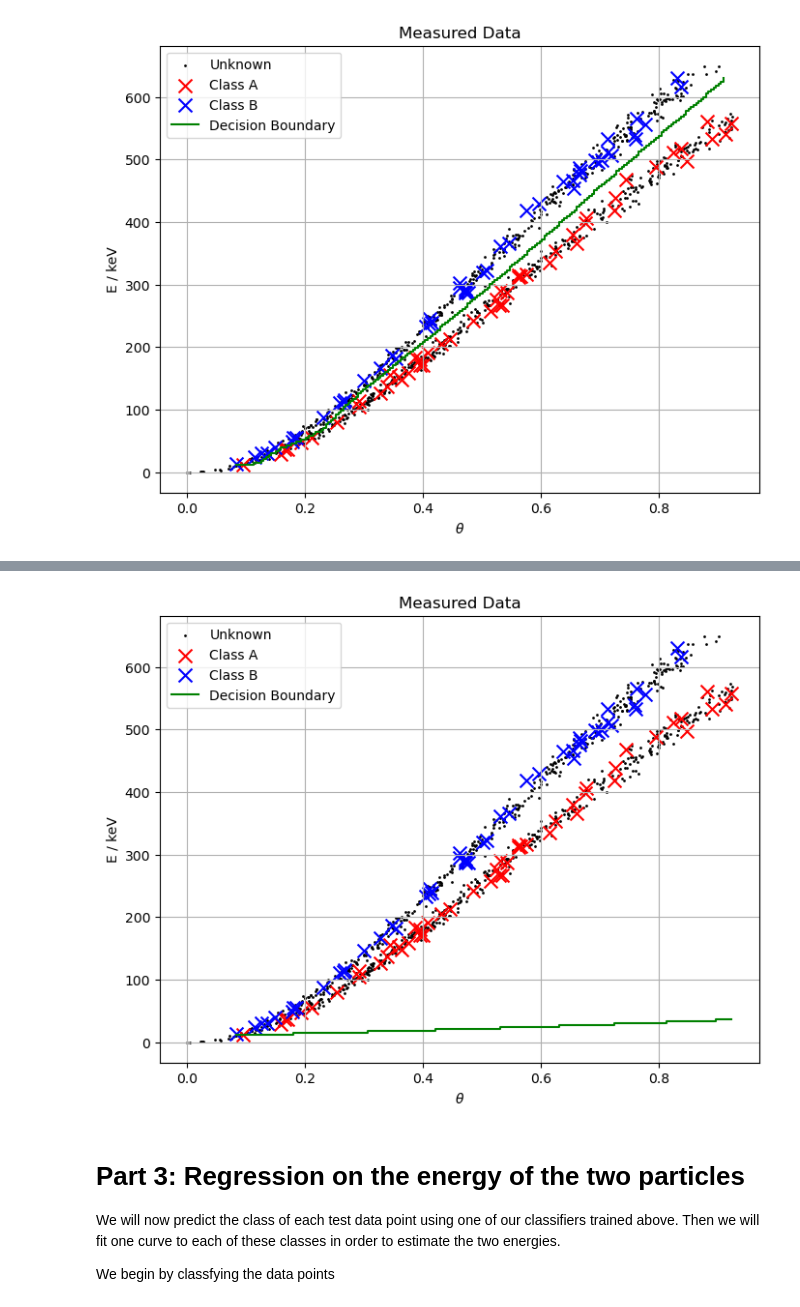
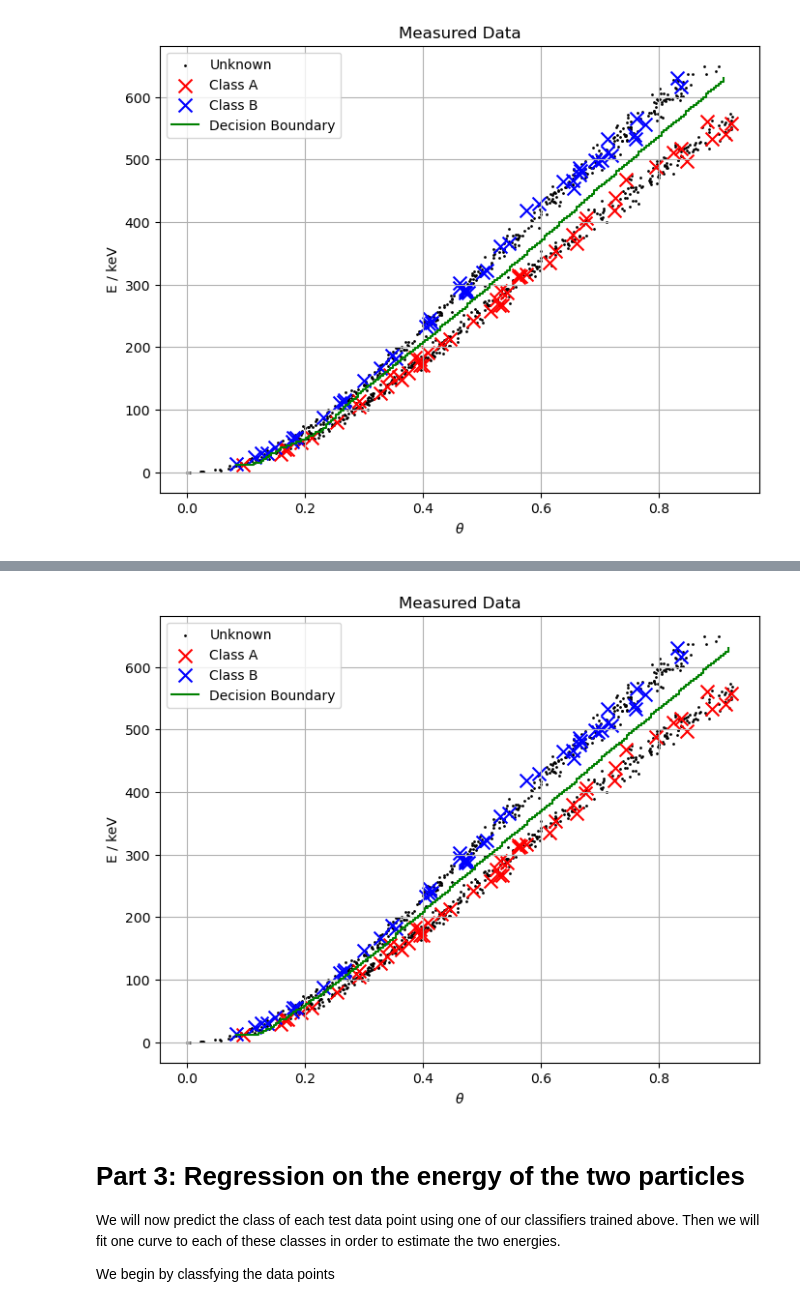
Before and after one commit to ScottMcHaffie/SH2150_assignments, a Jupyter notebook: assignment1/Assignment_1.ipynb, the cells around one changed output, grey strips where cells are left out. Drawn from its saved outputs; the diff is of its cells as text; code cells hidden in the pictures.

Commit message:
Plotting

```diff
--- a/assignment1/Assignment_1.ipynb
+++ b/assignment1/Assignment_1.ipynb
@@ -319,5 +320,5 @@ Epoch 7000/7500, Loss: 0.0010
 # %%
-nn_model = NeuralNet(hidden_features=[64, 32]) # TODO: insert the hidden layer dimensions as a python list, [10] would yield one hidden layer with 10 neurons
+nn_model = NeuralNet(hidden_features=[32]) # TODO: insert the hidden layer dimensions as a python list, [10] would yield one hidden layer with 10 neurons
 optimizer_nn = torch.optim.Adam(nn_model.parameters(), lr=1e-3) # TODO: set learning rate
 num_epochs = 7500 # TODO: set number of epochs
 print (x_train.shape)
@@ -329,6 +330,7 @@ fig, axs = plot_data()
 # Plot decision boundary
 axs.plot(*nn_model.decision_boundary(x_train), c='green', label='Decision Boundary') #TODO: Fill in ???
 axs.legend()
+plt.savefig(r"C:\Users\T480s\OneDrive\Documents\aKTH\KTH Second Year\ML_physics\SH2150_assignments\assignment1\report_figs\2a_32.jpg", dpi=300)
 plt.show()
 # %% [output]
 torch.Size([100, 2])
@@ -337,5 +339,5 @@ Epoch 7000/7500, Loss: 0.0004
 # %%
-nn_model = NeuralNet(hidden_features=[100, 50]) # TODO: insert the hidden layer dimensions as a python list, [10] would yield one hidden layer with 10 neurons
+nn_model = NeuralNet(hidden_features=[64]) # TODO: insert the hidden layer dimensions as a python list, [10] would yield one hidden layer with 10 neurons
 optimizer_nn = torch.optim.Adam(nn_model.parameters(), lr=1e-3) # TODO: set learning rate
 num_epochs = 7500 # TODO: set number of epochs
 print (x_train.shape)
@@ -347,6 +349,7 @@ fig, axs = plot_data()
 # Plot decision boundary
 axs.plot(*nn_model.decision_boundary(x_train), c='green', label='Decision Boundary') #TODO: Fill in ???
 axs.legend()
+plt.savefig(r"C:\Users\T480s\OneDrive\Documents\aKTH\KTH Second Year\ML_physics\SH2150_assignments\assignment1\report_figs\2a_64.jpg", dpi=300)
 plt.show()
 # %% [output]
 torch.Size([100, 2])
@@ -354,4 +357,4 @@ Epoch 7000/7500, Loss: 7.8979
-[figure, old version]
+[figure, new version]
 # %% [markdown]
 # Part 3: Regression on the energy of the two particles
 
```
Also changed, not shown: parts of 3 cells of this notebook.
